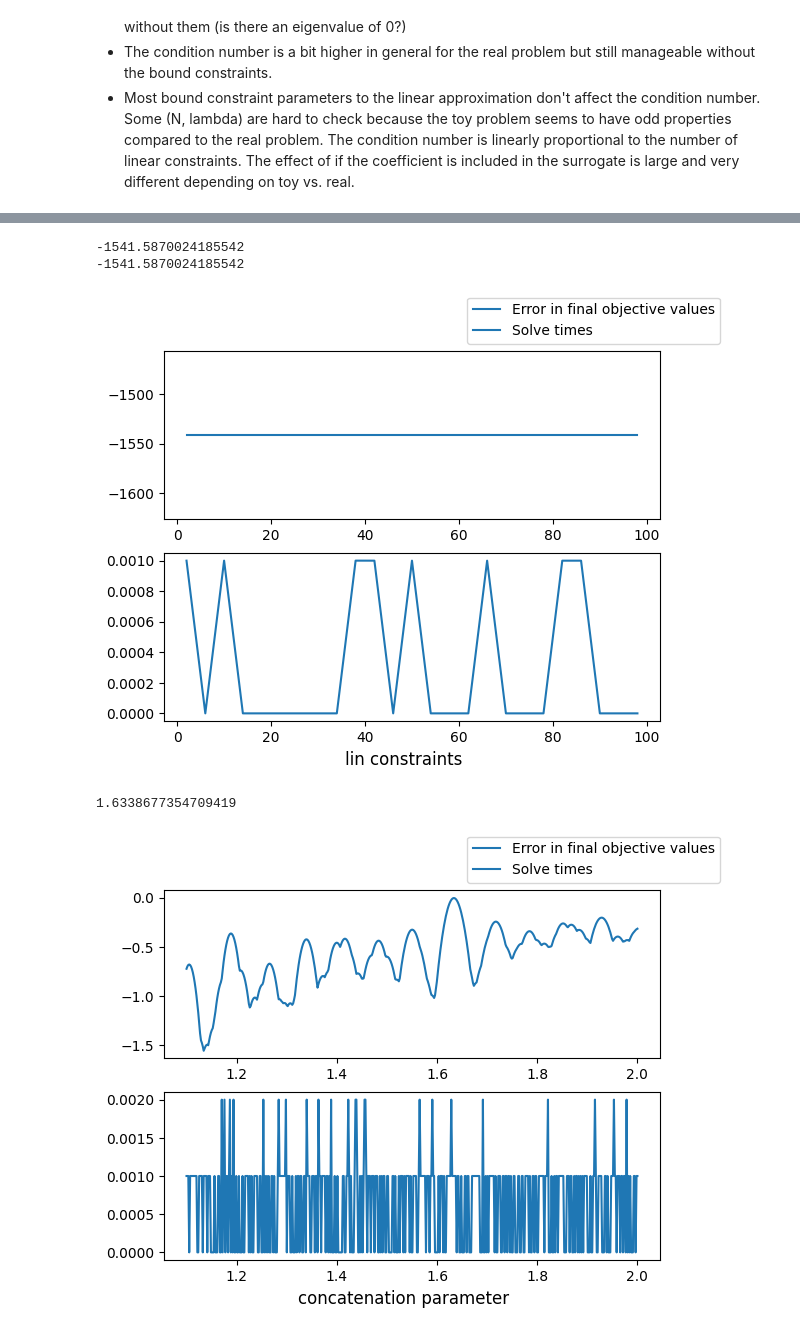
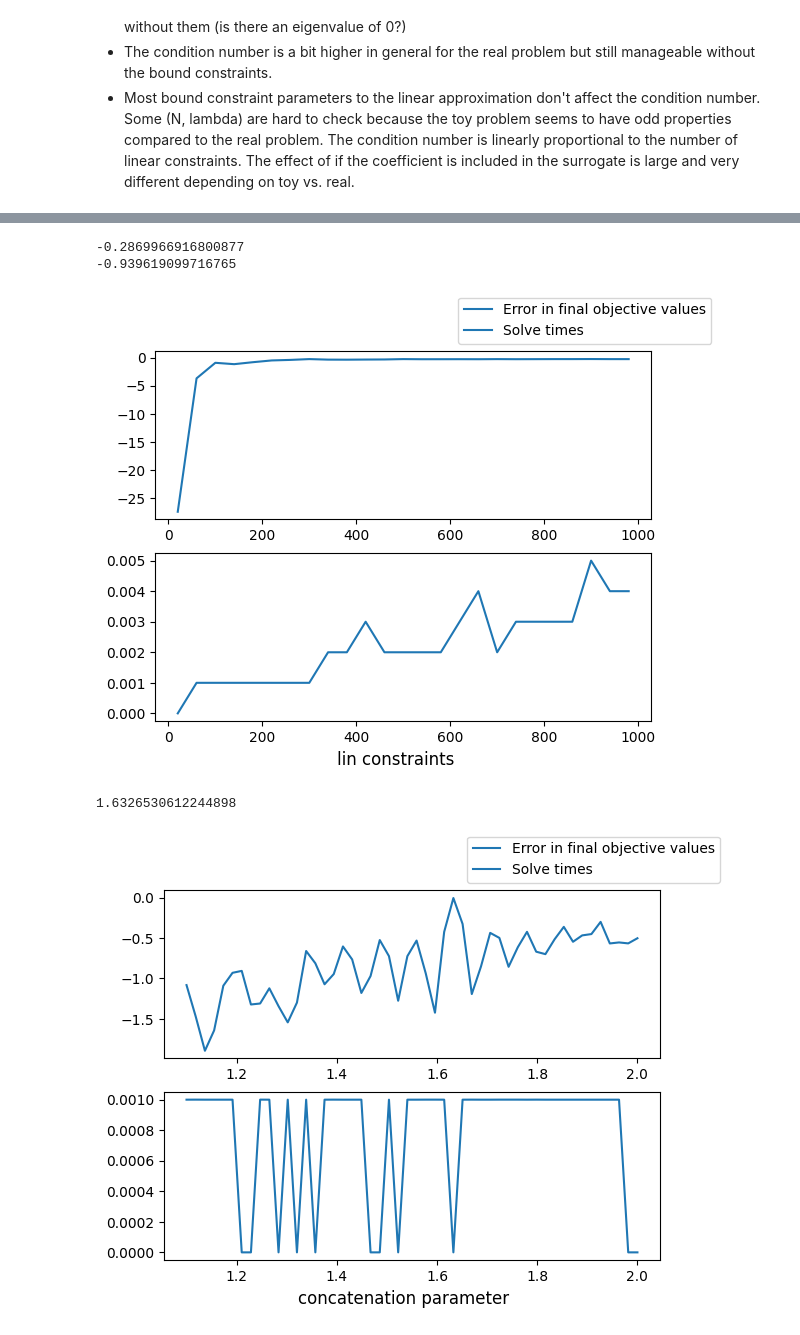
Before and after one commit to micpap25/ENG-QUANT, a Jupyter notebook: experiments/classical_run_points_compare.ipynb, the cells around one changed output, grey strips where cells are left out. Cells and saved outputs as stored; diff of their text form; code cells hidden in the pictures.

```diff
--- a/experiments/classical_run_points_compare.ipynb
+++ b/experiments/classical_run_points_compare.ipynb
@@ -139,17 +127,18 @@ def np_uniform_bunch_high(lower: float, upper: float, num: int):
     return np.linspace(upper - ((upper - lower) / concat), upper, num)
 
 def np_uniform_bunch_middle(lower: float, upper: float, num: int):
-    return np.linspace(upper - ((upper - lower) / (2*concat)), lower + ((upper - lower)/(2*concat)), num)
+    midpoint = (lower + upper) / 2
+    return np.linspace(midpoint - ((upper - lower) / (2*concat)), midpoint + ((upper - lower)/(2*concat)), num)
 # %%
 errors = []
 times = []
-lin_cons_range = range(2, 101, 4)
-# lin_cons_range = range(20, 1001, 40)
+# lin_cons_range = range(2, 101, 4)
+lin_cons_range = range(20, 1001, 40)
 for lin_cons in lin_cons_range:
     quadratic_model_lin_approx(lin_cons, OUTER_APPROXIMATION, COEFFICIENT_SURROGATE,
                                 SURROGATE_BOUND_BELOW, SURROGATE_BOUND_ABOVE,
                                 points_function=np_uniform_bunch_low, remove_division=REMOVE_DIVISION,
-                                f_name="model11_quad_reform_2.json")
+                                f_name="model11_quad_reform_nofix.json")
     # quadratic_lin_approx_no_surrogate(lin_cons, OUTER_APPROXIMATION,
     #                                     points_function=np_uniform_bunch_low, remove_division=REMOVE_DIVISION,
     #                                     f_name="model11_quad_reform_2.json")
@@ -173,13 +162,13 @@ print(errors[2])
 # %%
 errors = []
 times = []
-lin_cons_range = range(2, 101, 4)
-# lin_cons_range = range(20, 1001, 40)
+# lin_cons_range = range(2, 101, 4)
+lin_cons_range = range(20, 1001, 40)
 for lin_cons in lin_cons_range:
     quadratic_model_lin_approx(lin_cons, OUTER_APPROXIMATION, COEFFICIENT_SURROGATE,
                                 SURROGATE_BOUND_BELOW, SURROGATE_BOUND_ABOVE,
                                 points_function=np_uniform_bunch_high, remove_division=REMOVE_DIVISION,
-                                f_name="model11_quad_reform_2.json")
+                                f_name="model11_quad_reform_nofix.json")
     # quadratic_lin_approx_no_surrogate(lin_cons, OUTER_APPROXIMATION,
     #                                     points_function=np_uniform_bunch_high, remove_division=REMOVE_DIVISION,
     #                                     f_name="model11_quad_reform_2.json")
@@ -203,13 +192,13 @@ print(errors[2])
 # %%
 errors = []
 times = []
-lin_cons_range = range(2, 101, 4)
-# lin_cons_range = range(20, 1001, 40)
+# lin_cons_range = range(2, 101, 4)
+lin_cons_range = range(20, 1001, 40)
 for lin_cons in lin_cons_range:
     quadratic_model_lin_approx(lin_cons, OUTER_APPROXIMATION, COEFFICIENT_SURROGATE,
                                 SURROGATE_BOUND_BELOW, SURROGATE_BOUND_ABOVE,
                                 points_function=np_uniform_bunch_middle, remove_division=REMOVE_DIVISION,
-                                f_name="model11_quad_reform_2.json")
+                                f_name="model11_quad_reform_nofix.json")
     # quadratic_lin_approx_no_surrogate(lin_cons, OUTER_APPROXIMATION,
     #                                     points_function=np_uniform_bunch_middle, remove_division=REMOVE_DIVISION,
     #                                     f_name="model11_quad_reform_2.json")
@@ -227,40 +216,39 @@ fig.legend()
 print(errors[-1])
 print(errors[2])
 # %% [output]
--1541.5870024185542
--1541.5870024185542
+-0.2869966916800877
+-0.939619099716765
-[figure, old version]
+[figure, new version]
 # %%
-points = np.linspace(1.1, 2, 500, endpoint=True)
+points = np.linspace(1.1, 2, 50, endpoint=True)
 LIN_CONSTRAINTS = 100
 
 errors = []
 times = []
 for concat in points:
 
     def np_uniform_bunch_low(lower: float, upper: float, num: int):
         return np.linspace(lower, lower + ((upper - lower)/concat), num)
 
-
     quadratic_model_lin_approx(LIN_CONSTRAINTS, OUTER_APPROXIMATION, COEFFICIENT_SURROGATE,
                                 SURROGATE_BOUND_BELOW, SURROGATE_BOUND_ABOVE, endpoints=False,
                                 points_function=np_uniform_bunch_low, remove_division=REMOVE_DIVISION,
-                                f_name="model11_quad_reform_2.json")
+                                f_name="model11_quad_reform_nofix.json")
     # quadratic_lin_approx_no_surrogate(LIN_CONSTRAINTS, OUTER_APPROXIMATION,
     #                                     points_function=np_uniform_bunch_low, remove_division=REMOVE_DIVISION,
-    #                                     f_name="model11_quad_reform_2.json")
+    #                                     f_name="model11_quad_reform_nofix.json")
     val, time = solve_lp()
     if val is not None and qcp_value is not None:
         errors.append(val - qcp_value)
         times.append(time)
 
 fig, (ax1, ax2) = plt.subplots(2, 1)
 fig.supxlabel("concatenation parameter")
 ax1.plot(points, errors, label="Error in final objective values")
 ax2.plot(points, times, label="Solve times")
 fig.legend()
 
 print(points[np.argmin(np.abs(errors))])
 # %% [output]
-1.6338677354709419
+1.6326530612244898
-[figure, old version]
+[figure, new version]
```
Also changed, not shown: parts of 7 cells of this notebook, 13 other files.
